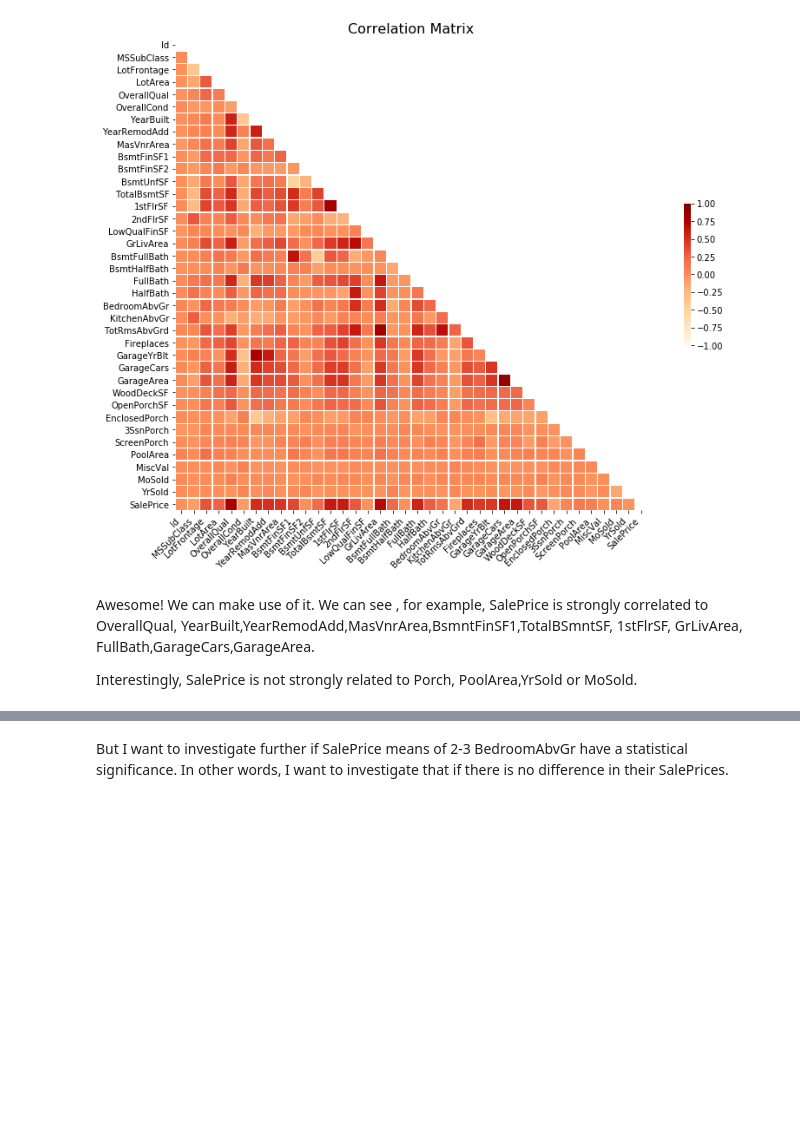
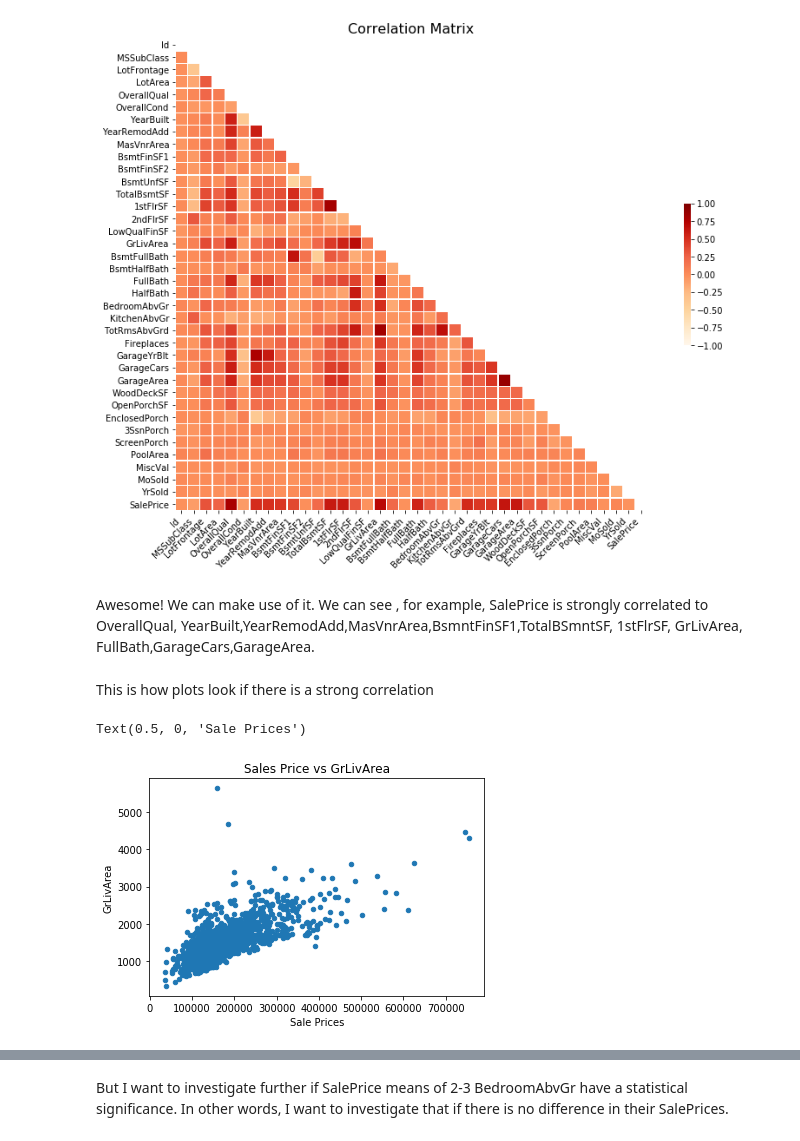
Before and after one commit to NewtoIBM/data_student, a Jupyter notebook: Egor_CapsProj_DatastoryPart.ipynb, the cells around one changed output, grey strips where cells are left out. Drawn from its saved outputs; the diff is of its cells as text; code cells hidden in the pictures; blank space fills up the shorter version.

```diff
--- a/Egor_CapsProj_DatastoryPart.ipynb
+++ b/Egor_CapsProj_DatastoryPart.ipynb
@@ -153,3 +119,5 @@ So.Interesting plots. We have a clear picture of how sale prices change over dep
+# %%
+traindf.drop(['PoolArea'], axis=1, inplace=True)
 # %% [markdown]
 But that not all , there is a lot more to research.
 # %% [markdown]
@@ -192,5 +160,14 @@ plt.title('Correlation Matrix', fontsize=16);
 [figure]
 # %% [markdown]
 Awesome! We can make use of it. We can see , for example, SalePrice is strongly correlated to OverallQual, YearBuilt,YearRemodAdd,MasVnrArea,BsmntFinSF1,TotalBSmntSF, 1stFlrSF, GrLivArea, FullBath,GarageCars,GarageArea.
-
-Interestingly, SalePrice is not strongly related to Porch, PoolArea,YrSold or MoSold.
+# %% [markdown]
+This is how plots look if there is a strong correlation
+# %%
+traindf.plot.scatter(x='SalePrice',
+
+                     y='GrLivArea'
+
+                    ) ;plt.title('Sales Price vs GrLivArea');plt.xlabel('Sale Prices')
+# %% [output]
+Text(0.5, 0, 'Sale Prices')
+[figure, added]
```
Also changed, not shown: parts of 39 cells of this notebook.
